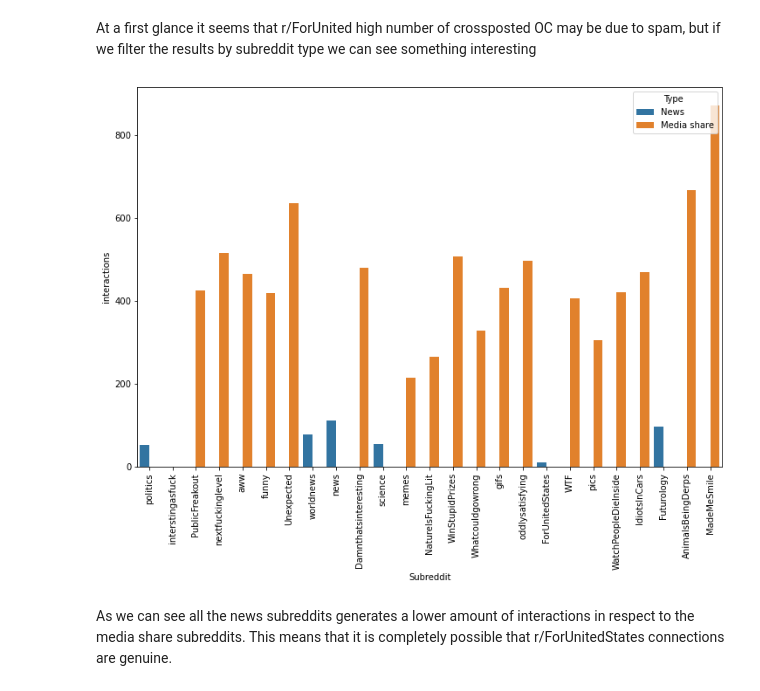
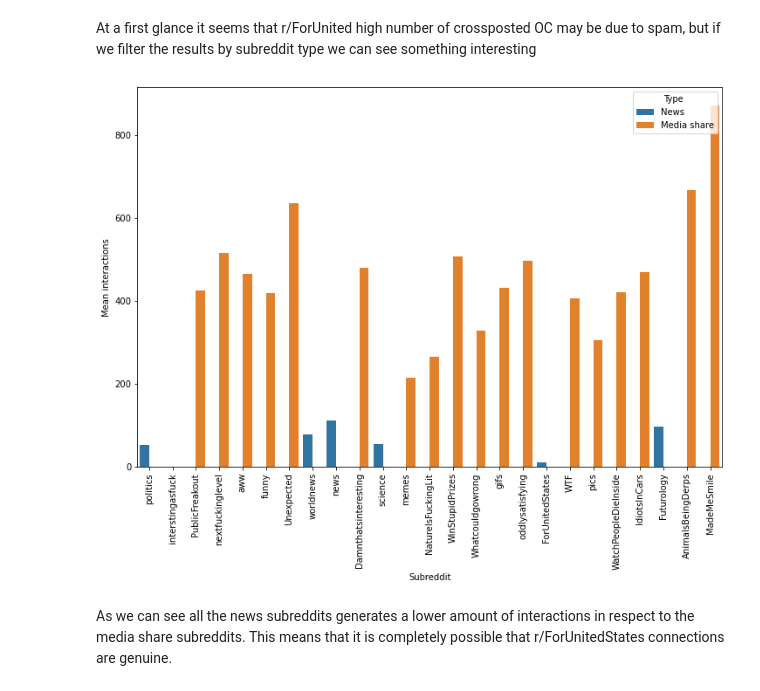
Before and after one commit to pspinaunipi/Project_Social_Network_Analysis, a Jupyter notebook: analize_data/Explore Data.ipynb, the cells around one changed output. Cells and saved outputs as stored; diff of their text form; code cells hidden in the pictures.

```diff
--- a/analize_data/Explore Data.ipynb
+++ b/analize_data/Explore Data.ipynb
@@ -159,10 +162,12 @@ At a first glance it seems that r/ForUnited high number of crossposted OC may be
 # %%
 fig, ax = plt.subplots(figsize=(12,8))
 plt.xticks(rotation=90)
 sns.barplot(axes=ax,data=data_parents.head(25),x="Subreddit",y="interactions",hue="Type ")
+plt.ylabel("Mean interactions")
+plt.savefig("images/interactions_2.png")
 plt.show()
 # %% [output]
-[figure, old version]
+[figure, new version]
 # %% [markdown]
 As we can see all the news subreddits generates a lower amount of interactions in respect to the media share subreddits. This means that it is completely possible that r/ForUnitedStates connections are genuine.
 # %%
```
Also changed, not shown: parts of 40 cells of this notebook, 2 other files.
